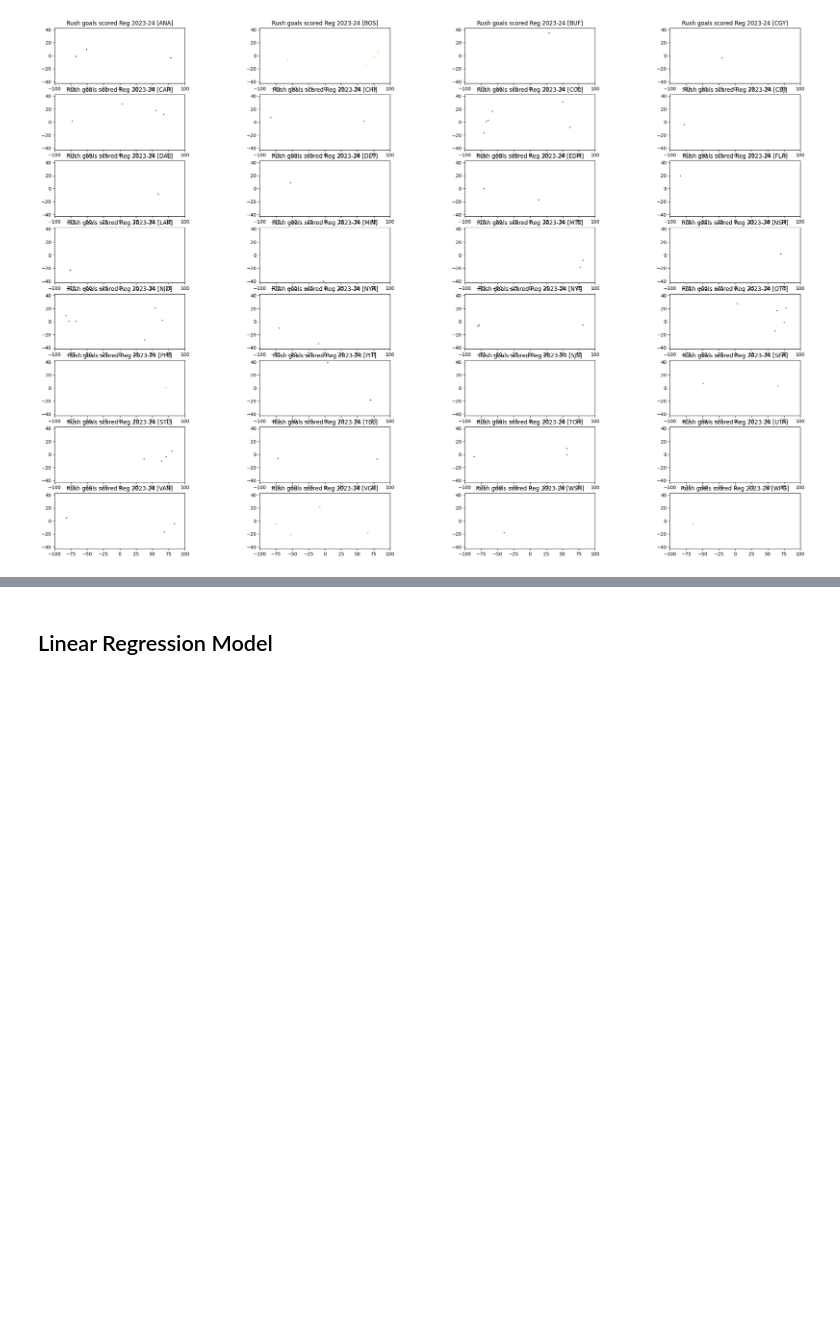
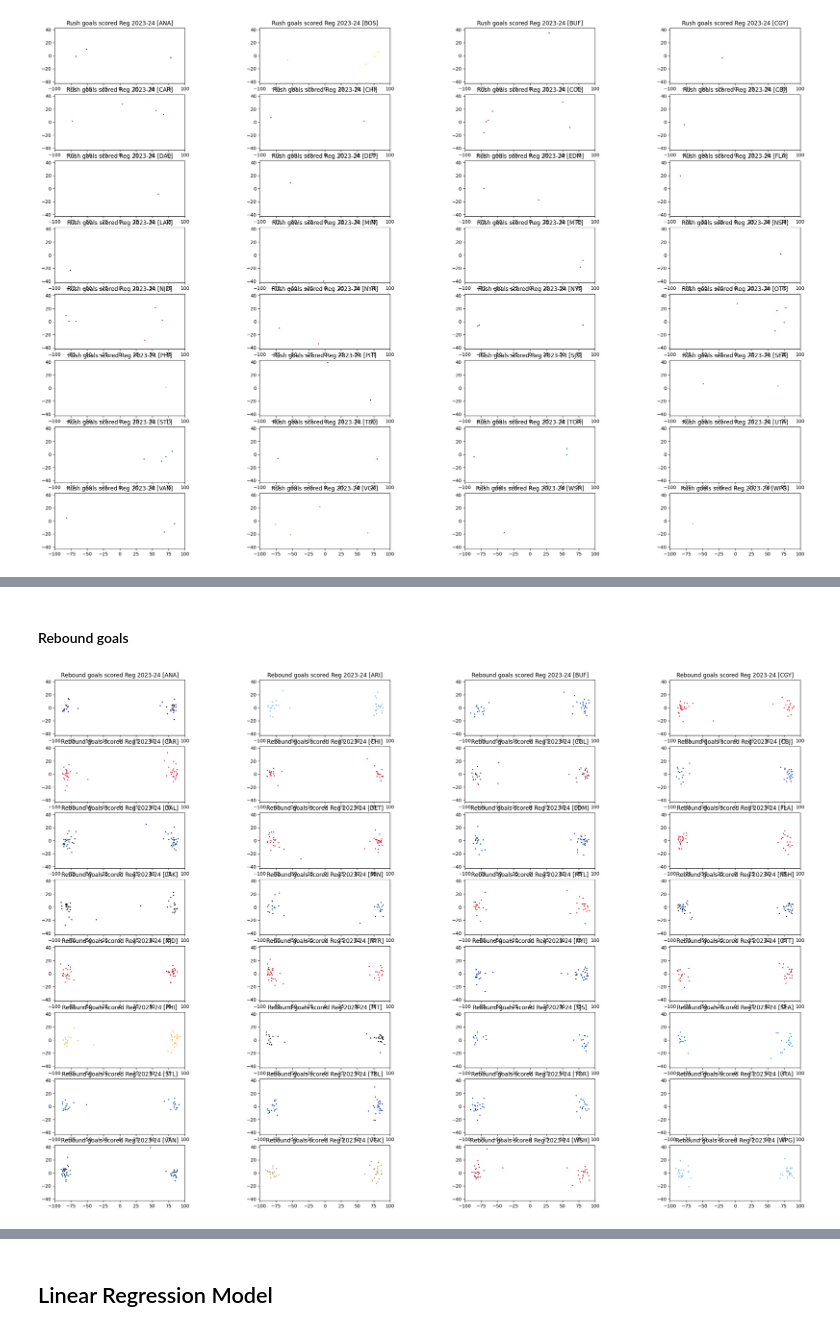
Before and after one commit to trxe/nhl_data_demo, a Jupyter notebook: xgoals.ipynb, the cells around one changed output, grey strips where cells are left out. Saved outputs shown, nothing was run; the diff lists cells and outputs as text; code cells hidden in the pictures; blank space fills up the shorter version.

Commit message:
rush and rebound viz

```diff
--- a/xgoals.ipynb
+++ b/xgoals.ipynb
@@ -615,0 +576,16 @@ fig.set_figwidth(18)
+# %% [markdown]
+#### Rebound goals
+# %%
+rebound_all = (
+    plays
+    .filter(pl.col('rebound') == 1)
+    .filter(pl.col('season') == 20232024)
+    .filter(pl.col('gameType') == 2)
+)
+fig, axes = draw_teams_goals(
+    rebound_all.filter(pl.col('shot') == 1),
+    "Rebound goals scored Reg 2023-24 [%s]",
+    'goalByTeamId'
+)
+# %% [output]
+[figure, added]
```
Also changed, not shown: parts of 8 cells of this notebook.
